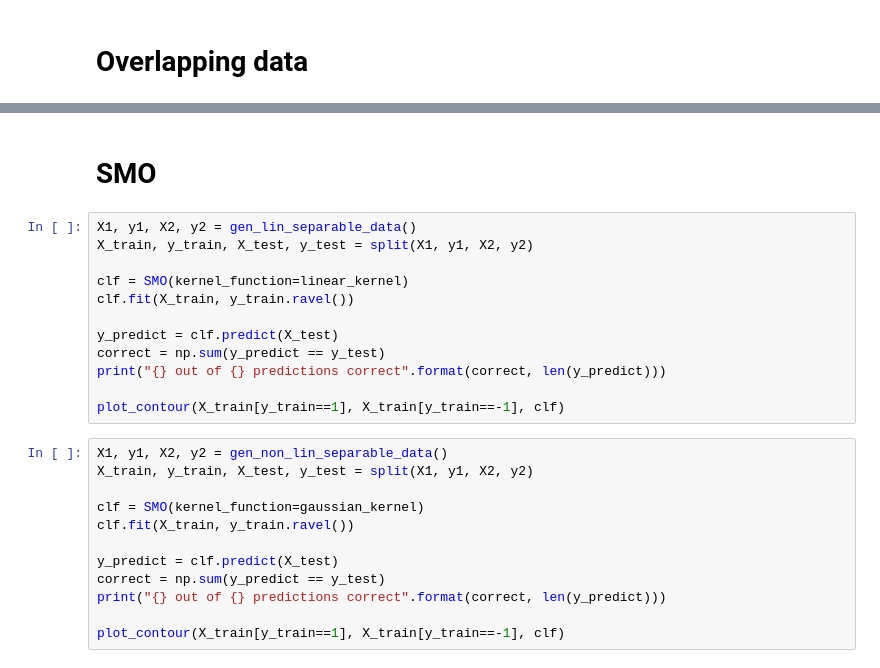
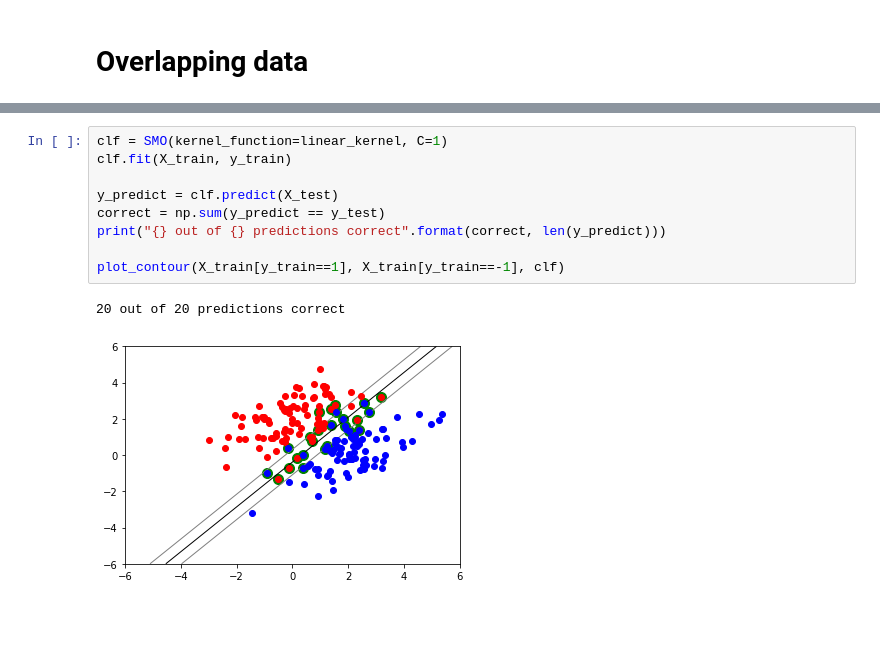
Before and after one commit to andreydung/SVM, a Jupyter notebook: SVM.ipynb, the cells around one changed output, grey strips where cells are left out. Drawn from its saved outputs; the diff is of its cells as text; blank space fills up the shorter version.

```diff
--- a/SVM.ipynb
+++ b/SVM.ipynb
@@ -112,26 +132,12 @@ plot_contour(X_train[y_train==1], X_train[y_train==-1], clf)
-# %% [markdown]
-# SMO
 # %%
-X1, y1, X2, y2 = gen_lin_separable_data()
-X_train, y_train, X_test, y_test = split(X1, y1, X2, y2)
-
-clf = SMO(kernel_function=linear_kernel)
-clf.fit(X_train, y_train.ravel())
+clf = SMO(kernel_function=linear_kernel, C=1)
+clf.fit(X_train, y_train)
 
 y_predict = clf.predict(X_test)
 correct = np.sum(y_predict == y_test)
 print("{} out of {} predictions correct".format(correct, len(y_predict)))
 
 plot_contour(X_train[y_train==1], X_train[y_train==-1], clf)
+# %% [output]
+20 out of 20 predictions correct
+[figure, added]
-# %%
-X1, y1, X2, y2 = gen_non_lin_separable_data()
-X_train, y_train, X_test, y_test = split(X1, y1, X2, y2)
-
-clf = SMO(kernel_function=gaussian_kernel)
-clf.fit(X_train, y_train.ravel())
-
-y_predict = clf.predict(X_test)
-correct = np.sum(y_predict == y_test)
-print("{} out of {} predictions correct".format(correct, len(y_predict)))
-
-plot_contour(X_train[y_train==1], X_train[y_train==-1], clf)
```
Also changed, not shown: parts of 6 cells of this notebook.
